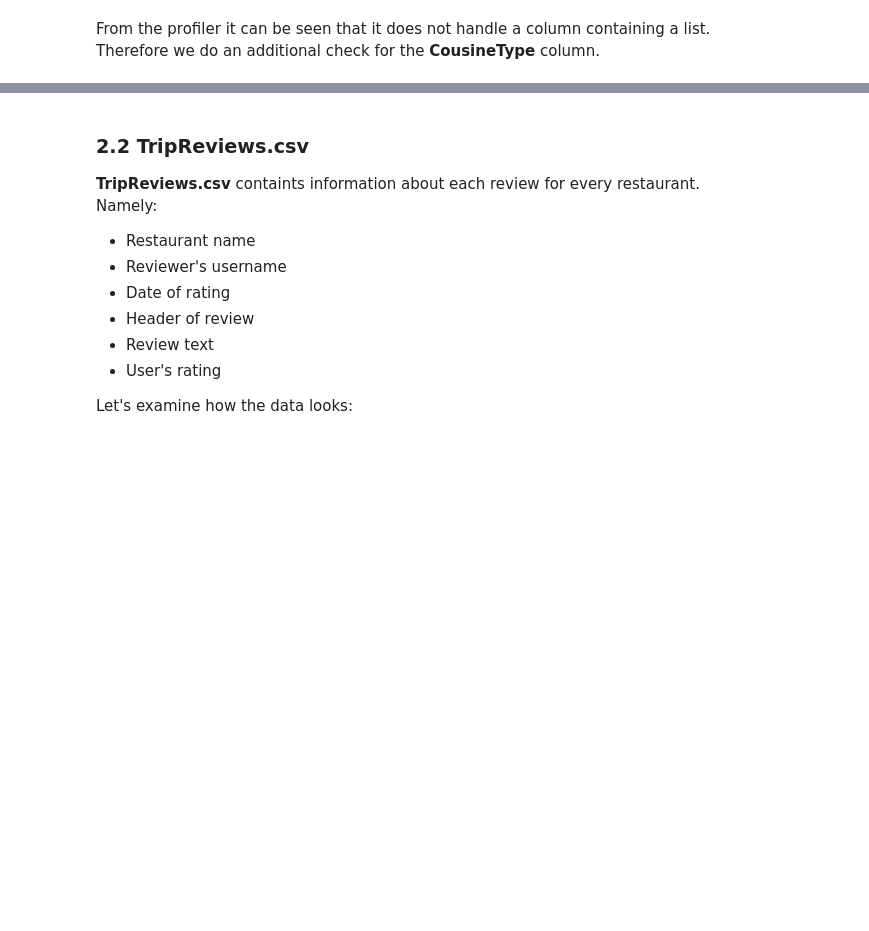
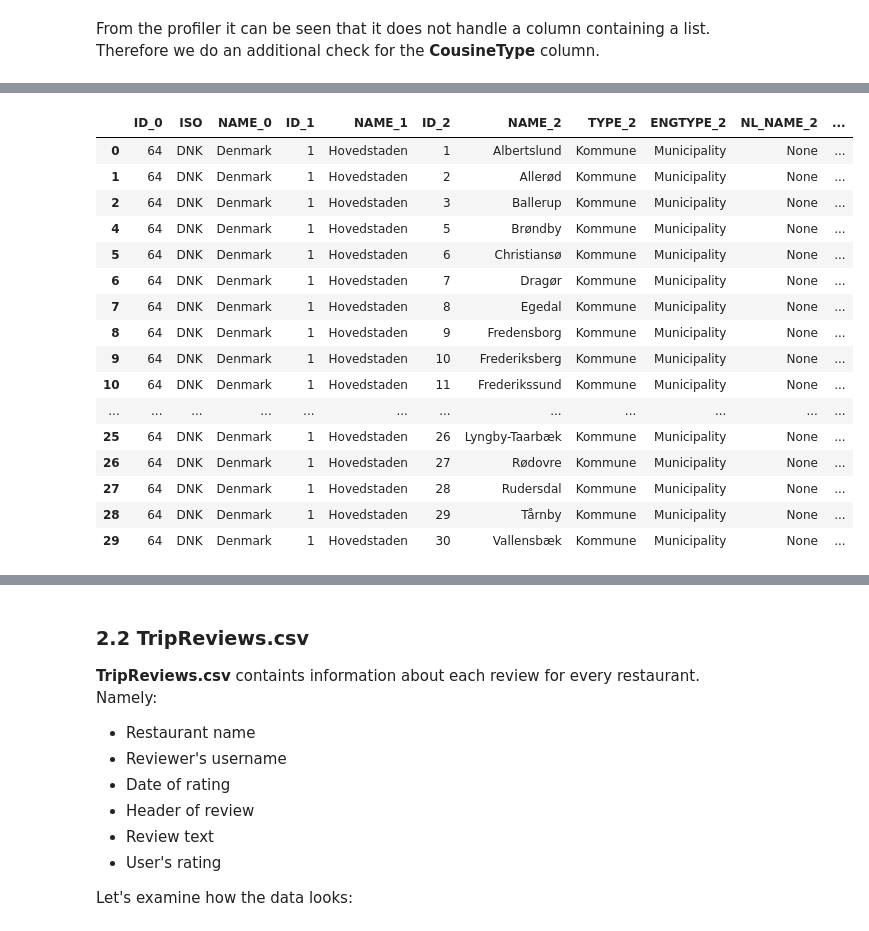
Before and after one commit to hlynurarni/Final_project_s42578_21, a Jupyter notebook: Milestone1.ipynb, the cells around one changed output, grey strips where cells are left out. Cells and saved outputs as stored; diff of their text form; code cells hidden in the pictures; blank space fills up the shorter version.

```diff
--- a/Milestone1.ipynb
+++ b/Milestone1.ipynb
@@ -162,0 +247,20 @@ plt.show()
+# %%
+gdf[(gdf.ID_1==1) & (gdf.NAME_2 != 'Bornholm')]
+# %% [output]
+|  | ID_0 | ISO | NAME_0 | ID_1 | NAME_1 | ID_2 | NAME_2 | TYPE_2 | ENGTYPE_2 | NL_NAME_2 | ... |
+| 0 | 64 | DNK | Denmark | 1 | Hovedstaden | 1 | Albertslund | Kommune | Municipality | None | ... |
+| 1 | 64 | DNK | Denmark | 1 | Hovedstaden | 2 | Allerød | Kommune | Municipality | None | ... |
+| 2 | 64 | DNK | Denmark | 1 | Hovedstaden | 3 | Ballerup | Kommune | Municipality | None | ... |
+| 4 | 64 | DNK | Denmark | 1 | Hovedstaden | 5 | Brøndby | Kommune | Municipality | None | ... |
+| 5 | 64 | DNK | Denmark | 1 | Hovedstaden | 6 | Christiansø | Kommune | Municipality | None | ... |
+| 6 | 64 | DNK | Denmark | 1 | Hovedstaden | 7 | Dragør | Kommune | Municipality | None | ... |
+| 7 | 64 | DNK | Denmark | 1 | Hovedstaden | 8 | Egedal | Kommune | Municipality | None | ... |
+| 8 | 64 | DNK | Denmark | 1 | Hovedstaden | 9 | Fredensborg | Kommune | Municipality | None | ... |
+| 9 | 64 | DNK | Denmark | 1 | Hovedstaden | 10 | Frederiksberg | Kommune | Municipality | None | ... |
+| 10 | 64 | DNK | Denmark | 1 | Hovedstaden | 11 | Frederikssund | Kommune | Municipality | None | ... |
+| ... | ... | ... | ... | ... | ... | ... | ... | ... | ... | ... | ... |
+| 25 | 64 | DNK | Denmark | 1 | Hovedstaden | 26 | Lyngby-Taarbæk | Kommune | Municipality | None | ... |
+| 26 | 64 | DNK | Denmark | 1 | Hovedstaden | 27 | Rødovre | Kommune | Municipality | None | ... |
+| 27 | 64 | DNK | Denmark | 1 | Hovedstaden | 28 | Rudersdal | Kommune | Municipality | None | ... |
+| 28 | 64 | DNK | Denmark | 1 | Hovedstaden | 29 | Tårnby | Kommune | Municipality | None | ... |
+| 29 | 64 | DNK | Denmark | 1 | Hovedstaden | 30 | Vallensbæk | Kommune | Municipality | None | ... |
```
Also changed, not shown: parts of 15 cells of this notebook, 20 other files.
